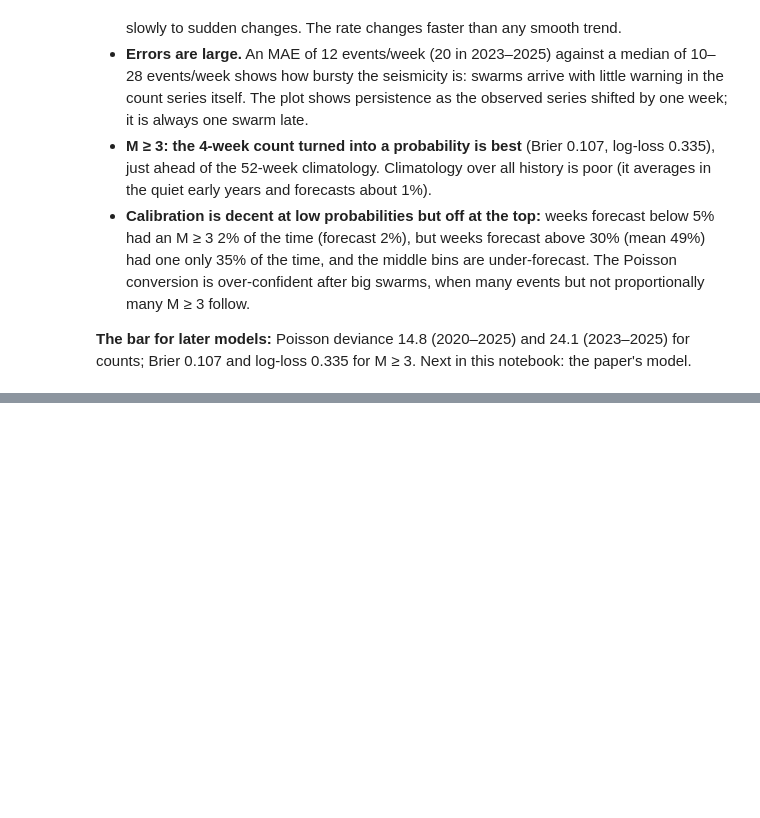
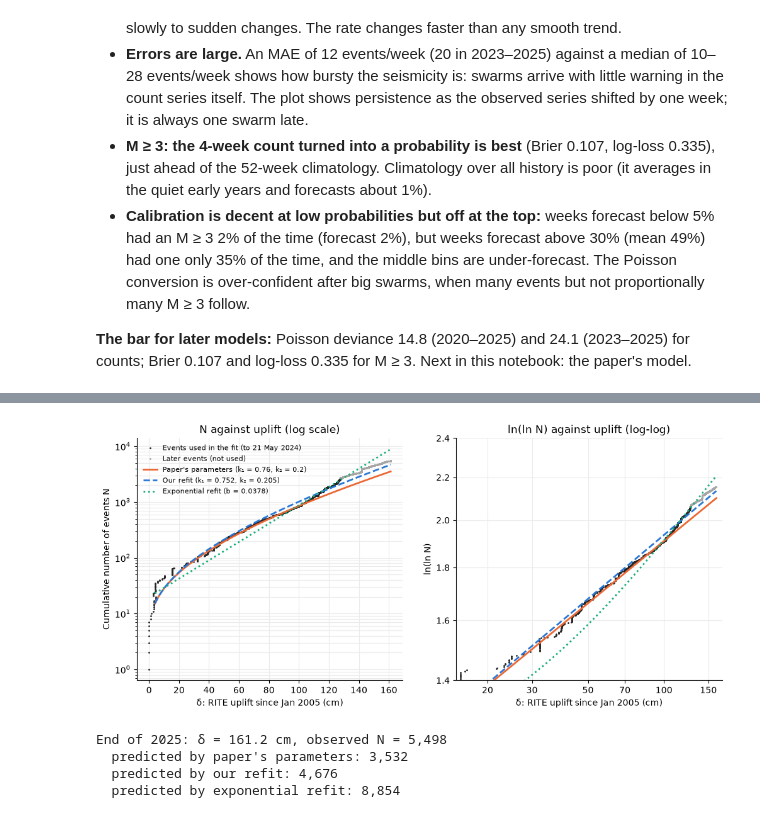
Before and after one commit to PatrickBolton/flegrei-seismicity, a Jupyter notebook: notebooks/03_baselines.ipynb, the cells around one changed output, grey strips where cells are left out. Drawn from its saved outputs; the diff is of its cells as text; code cells hidden in the pictures; blank space fills up the shorter version.

```diff
--- a/notebooks/03_baselines.ipynb
+++ b/notebooks/03_baselines.ipynb
@@ -131,0 +178,48 @@ calibration_table(test["has_large"], prob_forecasts["from_rolling_mean_4w"]).rou
+# %%
+fit_table = tables["paper set, to 21 May 2024"]
+later = event_uplift_table(paper_events, delta, "2024-05-22", "2026-01-01")
+later["N"] += fit_table["N"].iloc[-1]  # continue the count
+fit_ours = fit_double_log(fit_table)
+fit_exp = fit_exponential(fit_table)
+d_grid = np.linspace(4, later["delta"].max(), 300)
+
+fig, (ax_n, ax_ll) = plt.subplots(1, 2, figsize=(12, 5))
+for ax, transform in [(ax_n, lambda n: n), (ax_ll, lambda n: np.log(np.log(np.where(np.asarray(n) > 1, n, np.nan))))]:
+    ax.plot(fit_table["delta"], transform(fit_table["N"]), ".", markersize=2, color="0.15", label="Events used in the fit (to 21 May 2024)")
+    ax.plot(later["delta"], transform(later["N"]), ".", markersize=2, color="0.65", label="Later events (not used)")
+    ax.plot(d_grid, transform(predict_n(d_grid, PAPER_PARAMS["k1"], PAPER_PARAMS["k2"])), color="#eb6834",
+            linewidth=2, label="Paper's parameters (k₁ = 0.76, k₂ = 0.2)")
+    ax.plot(d_grid, transform(predict_n(d_grid, fit_ours["k1"], fit_ours["k2"])), "--", color="#2a78d6",
+            linewidth=2, label=f"Our refit (k₁ = {fit_ours['k1']:.3f}, k₂ = {fit_ours['k2']:.3f})")
+    ax.plot(d_grid, transform(fit_exp["N0"] * np.exp(fit_exp["b"] * d_grid)), ":", color="#1baf7a",
+            linewidth=2, label=f"Exponential refit (b = {fit_exp['b']:.4f})")
+    ax.grid(True, which="both", color="0.92", linewidth=0.8)
+    ax.spines[["top", "right"]].set_visible(False)
+    ax.set_xlabel("δ: RITE uplift since Jan 2005 (cm)")
+ax_n.set_yscale("log")
+ax_n.set_ylabel("Cumulative number of events N")
+ax_n.set_title("N against uplift (log scale)")
+ax_ll.set_xscale("log")
+ax_ll.set_yscale("log")
+ax_ll.set_xlim(15, 170)
+ax_ll.set_ylim(1.4, 2.4)
+ax_ll.set_xticks([20, 30, 50, 70, 100, 150], ["20", "30", "50", "70", "100", "150"])
+ax_ll.set_yticks([1.4, 1.6, 1.8, 2.0, 2.2, 2.4], ["1.4", "1.6", "1.8", "2.0", "2.2", "2.4"])
+ax_ll.minorticks_off()
+ax_ll.set_ylabel("ln(ln N)")
+ax_ll.set_title("ln(ln N) against uplift (log-log)")
+ax_n.legend(frameon=False, fontsize=8, loc="upper left")
+plt.show()
+
+end = later.iloc[-1]
+print(f"End of 2025: δ = {end['delta']:.1f} cm, observed N = {end['N']:,}")
+for name, n in [("paper's parameters", predict_n(end["delta"], PAPER_PARAMS["k1"], PAPER_PARAMS["k2"])),
+                ("our refit", predict_n(end["delta"], fit_ours["k1"], fit_ours["k2"])),
+                ("exponential refit", fit_exp["N0"] * np.exp(fit_exp["b"] * end["delta"]))]:
+    print(f"  predicted by {name}: {n:,.0f}")
+# %% [output]
+[figure, added]
+End of 2025: δ = 161.2 cm, observed N = 5,498
+  predicted by paper's parameters: 3,532
+  predicted by our refit: 4,676
+  predicted by exponential refit: 8,854
```
Also changed, not shown: parts of 4 cells of this notebook, 1 other file.
